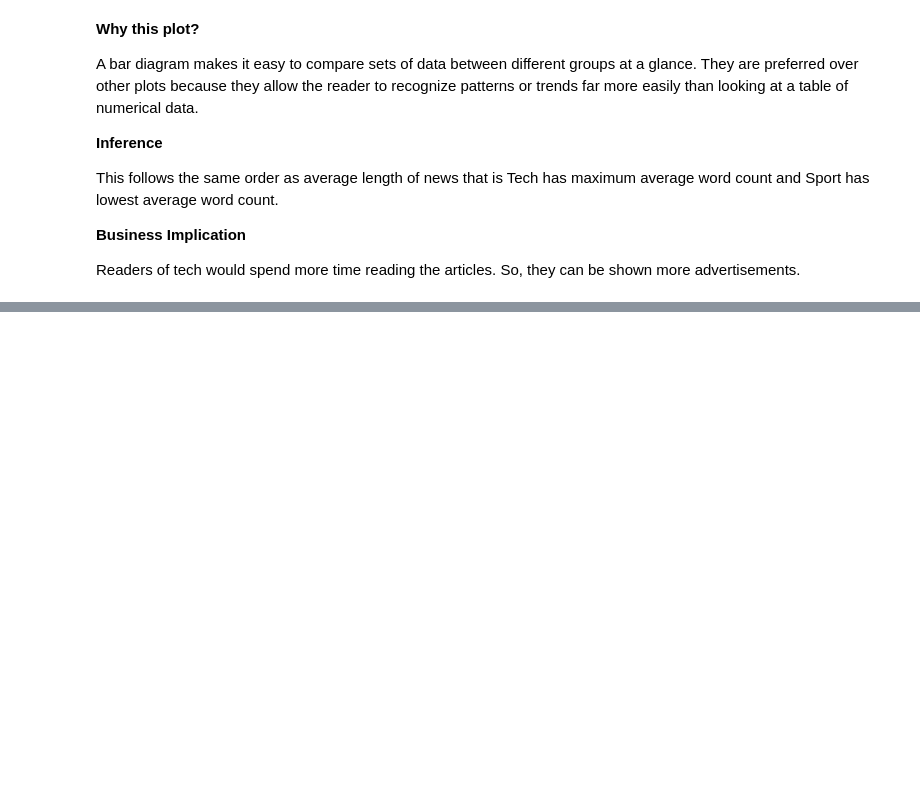
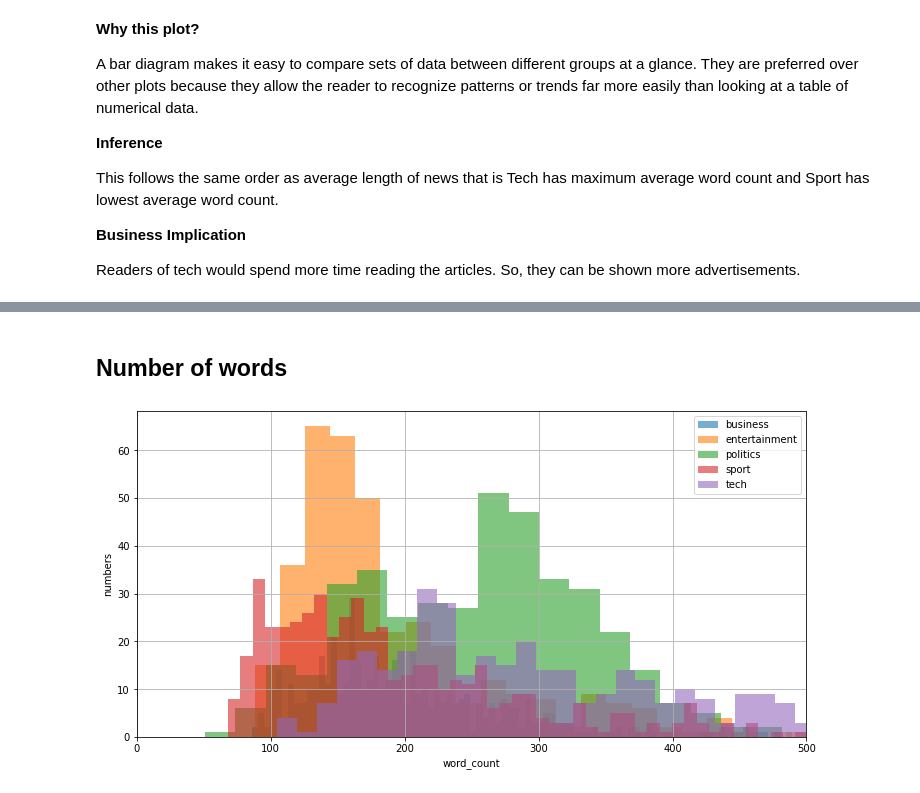
Before and after one commit to AshutoshKumarDubey/Topic_modeling_on_news_Articles, a Jupyter notebook: Topic_Modelling_on_News_Articles_BY_Ashutosh_Kumar_Dubey.ipynb, the cells around one changed output, grey strips where cells are left out. Cells and saved outputs as stored; diff of their text form; code cells hidden in the pictures; blank space fills up the shorter version.

```diff
--- a/Topic_Modelling_on_News_Articles_BY_Ashutosh_Kumar_Dubey.ipynb
+++ b/Topic_Modelling_on_News_Articles_BY_Ashutosh_Kumar_Dubey.ipynb
@@ -393,0 +433,19 @@ Readers of tech would spend more time reading the articles. So, they can be show
+# %% [markdown]
+## **Number of words**
+# %%
+import matplotlib
+matplotlib.rcParams['figure.figsize'] = (12.0, 6.0)
+bins = 100
+plt.hist(bbc_business['word_count'], alpha = 0.6, bins=bins, label='business')
+plt.hist(bbc_entertainment['word_count'], alpha = 0.6, bins=bins, label='entertainment')
+plt.hist(bbc_politics['word_count'], alpha = 0.6, bins=bins, label='politics')
+plt.hist(bbc_sport['word_count'], alpha = 0.6, bins=bins, label='sport')
+plt.hist(bbc_tech['word_count'], alpha = 0.6, bins=bins, label='tech')
+plt.xlabel('word_count')
+plt.ylabel('numbers')
+plt.legend(loc='upper right')
+plt.xlim(0,500)
+plt.grid()
+plt.show()
+# %% [output]
+[figure, added]
```
Also changed, not shown: parts of 14 cells of this notebook.
